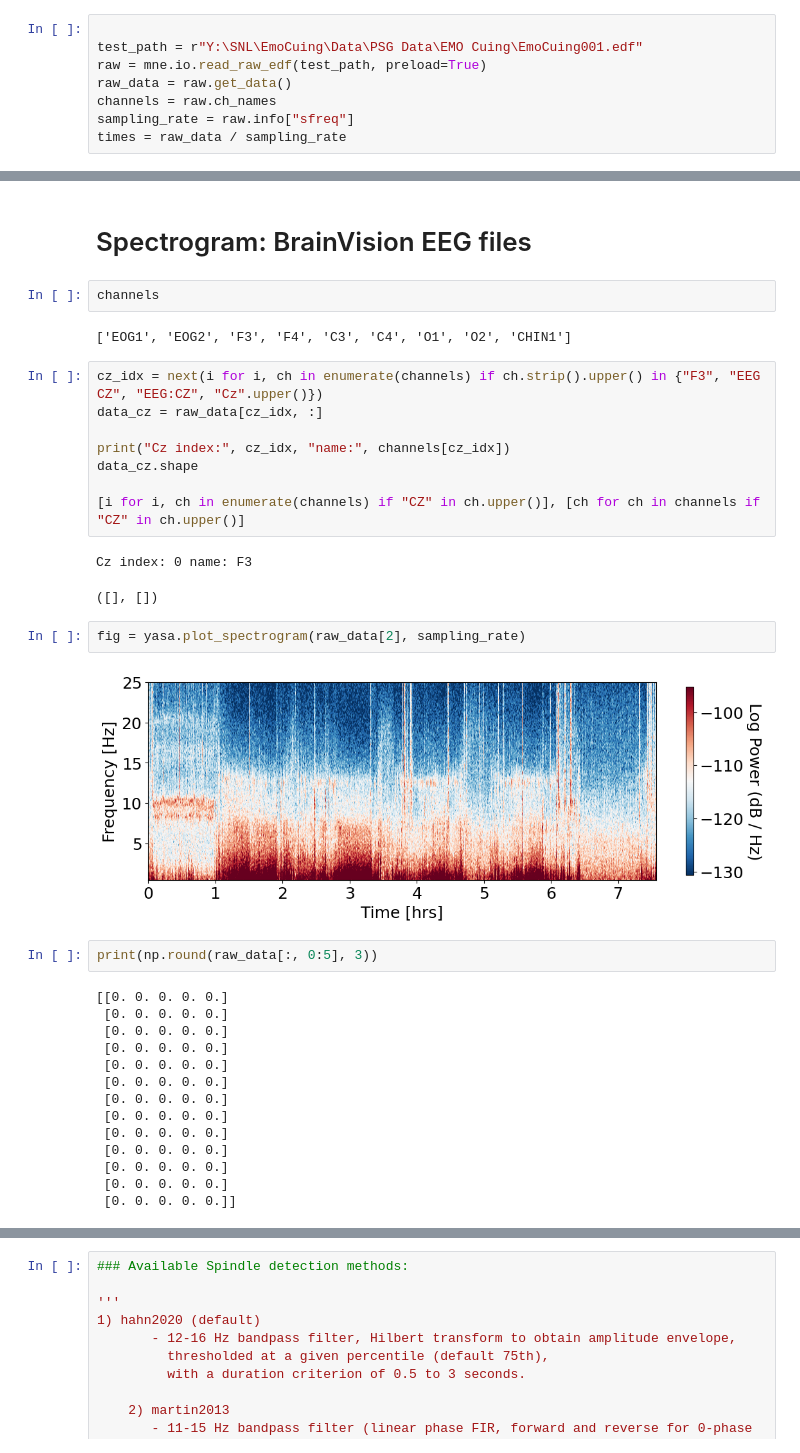
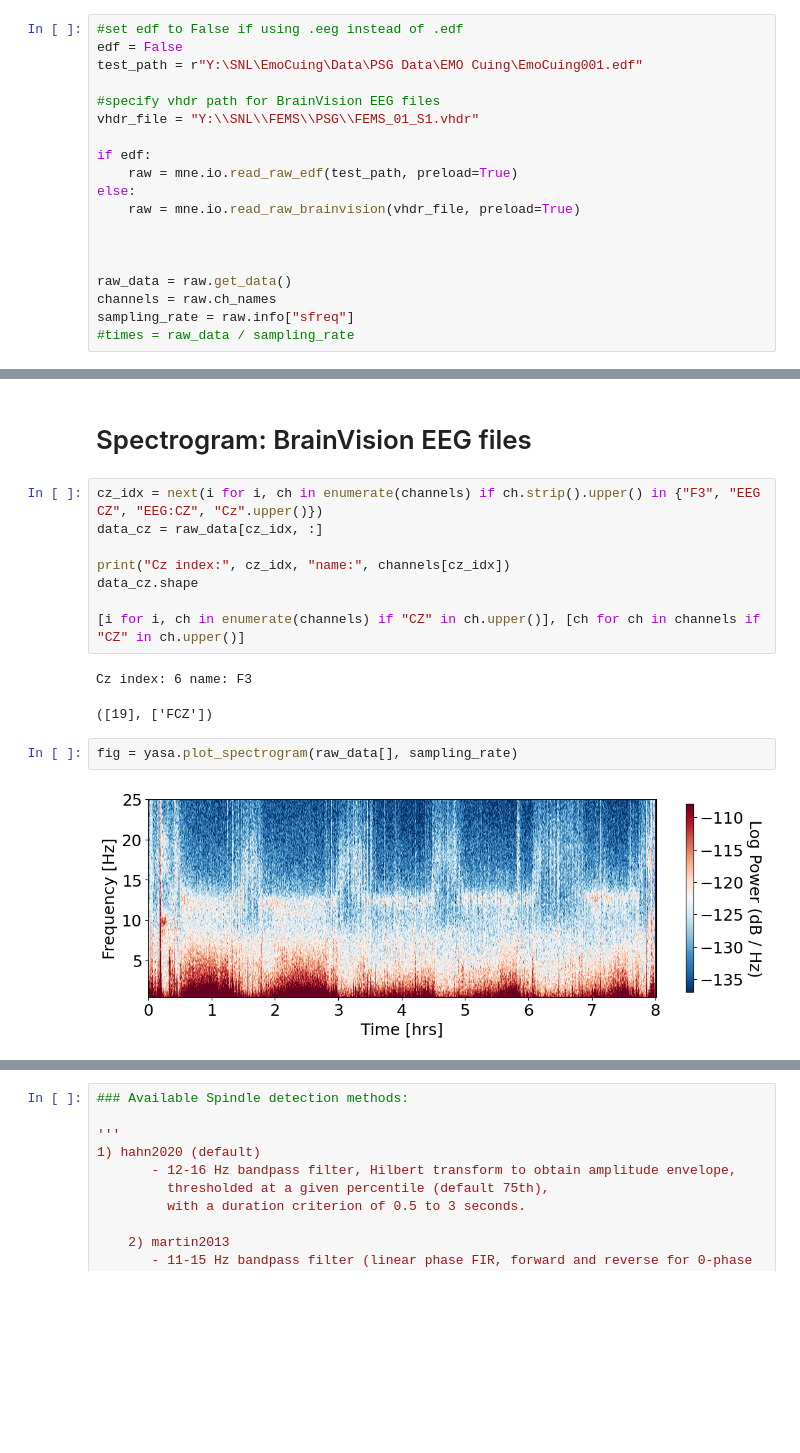
Before and after one commit to Somneuro-Lab-UMass/somnopy-v2, a Jupyter notebook: SPSO_Coupling_Notebook.ipynb, the cells around one changed output, grey strips where cells are left out. Drawn from its saved outputs; the diff is of its cells as text; blank space fills up the shorter version.

```diff
--- a/SPSO_Coupling_Notebook.ipynb
+++ b/SPSO_Coupling_Notebook.ipynb
@@ -187,11 +191,22 @@ Coupling Density:      1.638
 # %% [markdown]
 # Spectrogram: EDF files
 # %%
+#set edf to False if using .eeg instead of .edf
+edf = False
+test_path = r"Y:\SNL\EmoCuing\Data\PSG Data\EMO Cuing\EmoCuing001.edf"
 
-test_path = r"Y:\SNL\EmoCuing\Data\PSG Data\EMO Cuing\EmoCuing001.edf"
-raw = mne.io.read_raw_edf(test_path, preload=True)
+#specify vhdr path for BrainVision EEG files
+vhdr_file = "Y:\\SNL\\FEMS\\PSG\\FEMS_01_S1.vhdr"
+
+if edf:
+    raw = mne.io.read_raw_edf(test_path, preload=True)
+else:
+    raw = mne.io.read_raw_brainvision(vhdr_file, preload=True)
+
+
+
 raw_data = raw.get_data()
 channels = raw.ch_names
 sampling_rate = raw.info["sfreq"]
-times = raw_data / sampling_rate
+#times = raw_data / sampling_rate
 # %% [output]
@@ -202,9 +236,5 @@ Reading 0 ... 13634499  =      0.000 ... 27268.998 secs...
 # %% [markdown]
 # Spectrogram: BrainVision EEG files
-# %%
-channels
-# %% [output]
-['EOG1', 'EOG2', 'F3', 'F4', 'C3', 'C4', 'O1', 'O2', 'CHIN1']
 # %%
 cz_idx = next(i for i, ch in enumerate(channels) if ch.strip().upper() in {"F3", "EEG CZ", "EEG:CZ", "Cz".upper()})
 data_cz = raw_data[cz_idx, :]
@@ -214,25 +244,9 @@ data_cz.shape
 
 [i for i, ch in enumerate(channels) if "CZ" in ch.upper()], [ch for ch in channels if "CZ" in ch.upper()]
 # %% [output]
-Cz index: 0 name: F3
+Cz index: 6 name: F3
-([], [])
+([19], ['FCZ'])
 # %%
-fig = yasa.plot_spectrogram(raw_data[2], sampling_rate)
+fig = yasa.plot_spectrogram(raw_data[], sampling_rate)
 # %% [output]
-[figure, old version]
+[figure, new version]
-# %%
-print(np.round(raw_data[:, 0:5], 3))
-# %% [output]
-[[0. 0. 0. 0. 0.]
- [0. 0. 0. 0. 0.]
- [0. 0. 0. 0. 0.]
- [0. 0. 0. 0. 0.]
- [0. 0. 0. 0. 0.]
- [0. 0. 0. 0. 0.]
- [0. 0. 0. 0. 0.]
- [0. 0. 0. 0. 0.]
- [0. 0. 0. 0. 0.]
- [0. 0. 0. 0. 0.]
- [0. 0. 0. 0. 0.]
- [0. 0. 0. 0. 0.]
- [0. 0. 0. 0. 0.]]
```
Also changed, not shown: parts of 10 cells of this notebook, 1 other file.
